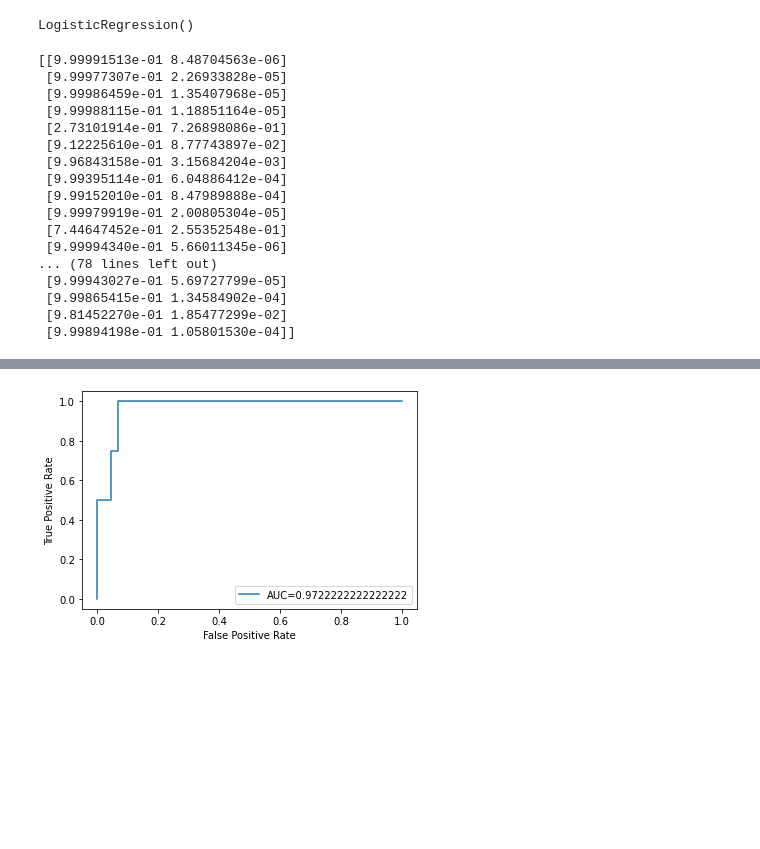
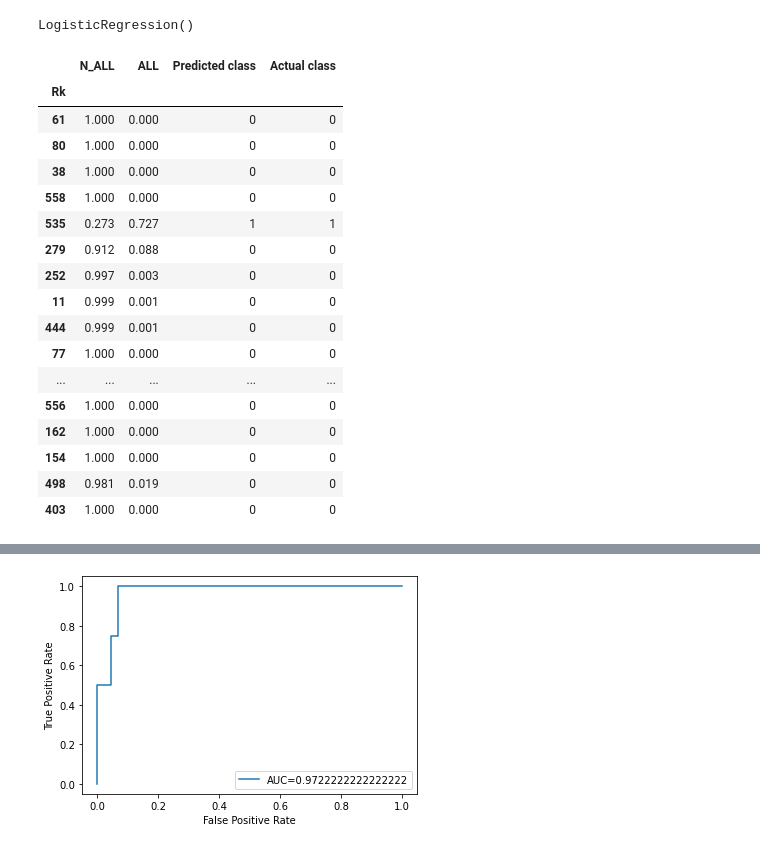
Before and after one commit to MennoCoehoorn/OZNAL, a Jupyter notebook: NBA.ipynb, the cells around one changed output, grey strips where cells are left out. Cells and saved outputs as stored; diff of their text form; code cells hidden in the pictures; blank space fills up the shorter version.

```diff
--- a/NBA.ipynb
+++ b/NBA.ipynb
@@ -1134,24 +1134,4 @@ logisticRegrALL.fit(X_train, y_train)
 # %% [output]
 LogisticRegression()
 # %%
-predictions = logisticRegrALL.predict_proba(X_test)
+predictions_prob = logisticRegrALL.predict_proba(X_test)
-# %%
-print(predictions)
-# %% [output]
-[[9.99991513e-01 8.48704563e-06]
- [9.99977307e-01 2.26933828e-05]
- [9.99986459e-01 1.35407968e-05]
- [9.99988115e-01 1.18851164e-05]
- [2.73101914e-01 7.26898086e-01]
- [9.12225610e-01 8.77743897e-02]
- [9.96843158e-01 3.15684204e-03]
- [9.99395114e-01 6.04886412e-04]
- [9.99152010e-01 8.47989888e-04]
- [9.99979919e-01 2.00805304e-05]
- [7.44647452e-01 2.55352548e-01]
- [9.99994340e-01 5.66011345e-06]
-... (78 lines left out)
- [9.99943027e-01 5.69727799e-05]
- [9.99865415e-01 1.34584902e-04]
- [9.81452270e-01 1.85477299e-02]
- [9.99894198e-01 1.05801530e-04]]
@@ -1157,0 +1140,24 @@ print(predictions)
+# %%
+class_df = class_prediction(predictions_prob, predictions, y_test)
+pd.options.display.float_format = '{:,.3f}'.format
+pd.set_option('display.max_rows', None)
+class_df
+# %% [output]
+|  | N_ALL | ALL | Predicted class | Actual class |
+| Rk |  |  |  |  |
+| 61 | 1.000 | 0.000 | 0 | 0 |
+| 80 | 1.000 | 0.000 | 0 | 0 |
+| 38 | 1.000 | 0.000 | 0 | 0 |
+| 558 | 1.000 | 0.000 | 0 | 0 |
+| 535 | 0.273 | 0.727 | 1 | 1 |
+| 279 | 0.912 | 0.088 | 0 | 0 |
+| 252 | 0.997 | 0.003 | 0 | 0 |
+| 11 | 0.999 | 0.001 | 0 | 0 |
+| 444 | 0.999 | 0.001 | 0 | 0 |
+| 77 | 1.000 | 0.000 | 0 | 0 |
+| ... | ... | ... | ... | ... |
+| 556 | 1.000 | 0.000 | 0 | 0 |
+| 162 | 1.000 | 0.000 | 0 | 0 |
+| 154 | 1.000 | 0.000 | 0 | 0 |
+| 498 | 0.981 | 0.019 | 0 | 0 |
+| 403 | 1.000 | 0.000 | 0 | 0 |
```
Also changed, not shown: parts of 9 cells of this notebook.
